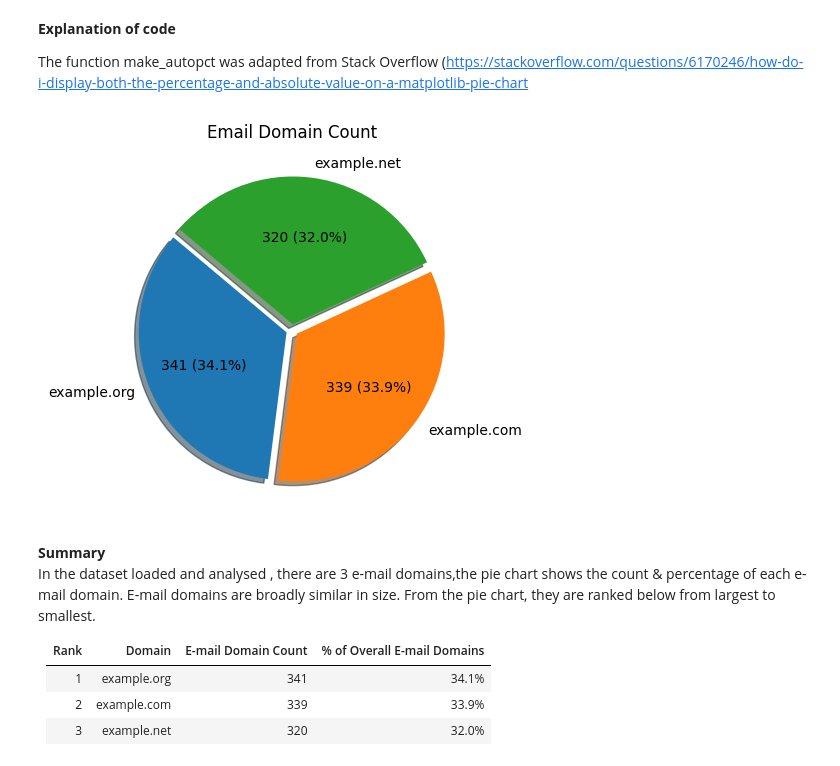
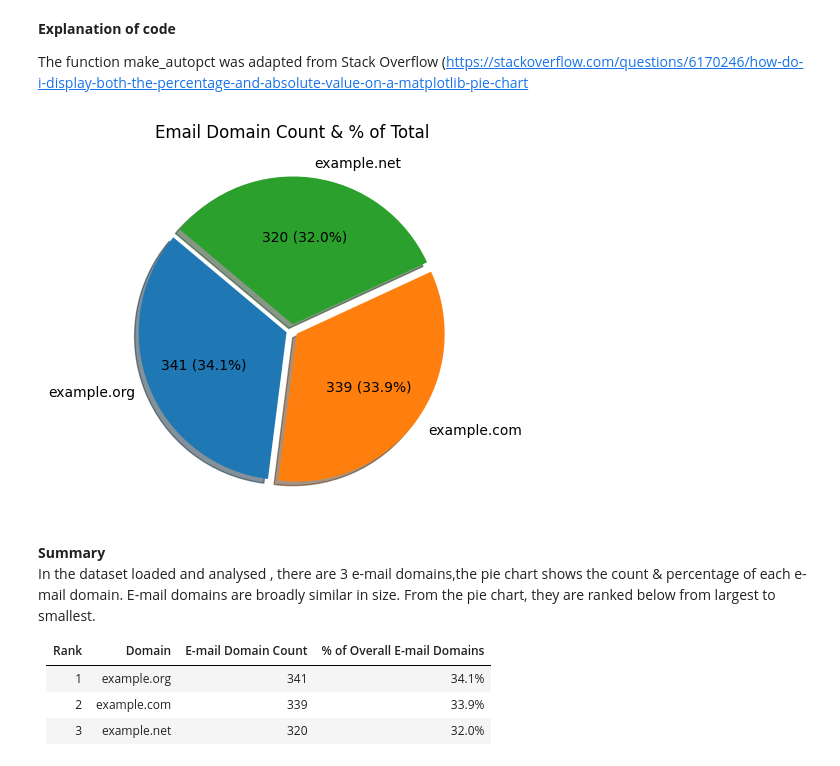
Before and after one commit to Mr-Scarf/programming-for-data-analytics, a Jupyter notebook: assignments/assignment03-pie.ipynb, the cells around one changed output. Cells and saved outputs as stored; diff of their text form; code cells hidden in the pictures.

```diff
--- a/assignments/assignment03-pie.ipynb
+++ b/assignments/assignment03-pie.ipynb
@@ -59,24 +59,24 @@ The function make_autopct was adapted from Stack Overflow (https://stackoverflow
 # %%
 # Custom function to show both count and percentage on pie chart
 # Source: Stack Overflow, "How do I display both the percentage and absolute value on a matplotlib pie chart?"
 # URL: https://stackoverflow.com/questions/6170246/how-do-i-display-both-the-percentage-and-absolute-value-on-a-matplotlib-pie-chart
 
 
 def make_autopct(values):
     def my_autopct(pct):
         total = sum(values)
         count = int(round(pct*total/100.0))
         return f"{count} ({pct:.1f}%)"
     return my_autopct
 
 # Plot pie chart
 # URL: https://matplotlib.org/stable/gallery/pie_and_polar_charts/pie_features.html
 
 plt.pie(domain_number,labels=domain_number.index, autopct=make_autopct(domain_number), startangle=140, shadow=True, explode=[0.04]*len(domain_number))
-plt.title('Email Domain Count')
+plt.title('Email Domain Count & % of Total')
 plt.show()
 # %% [output]
-[figure, old version]
+[figure, new version]
 # %% [markdown]
 
 **Summary**
```
Also changed, not shown: 3 other files.
